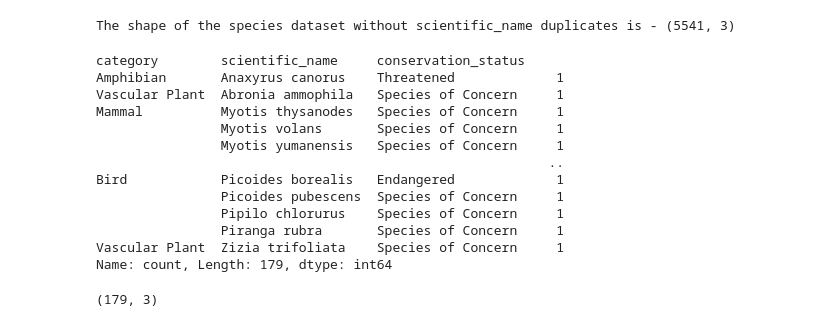
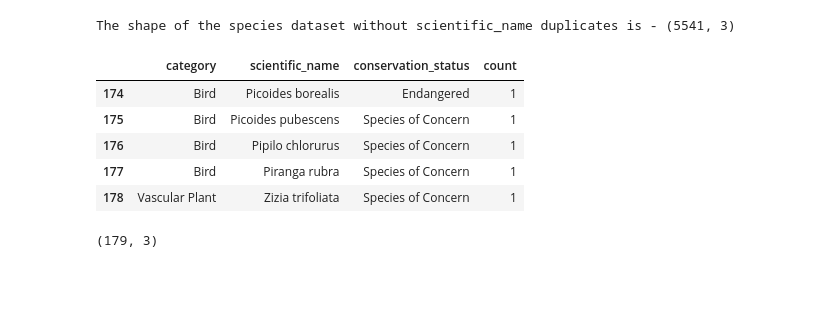
Before and after one commit to 7086600/biodiversity_project, a Jupyter notebook: biodiversity.ipynb, the cells around one changed output. Saved outputs shown, nothing was run; the diff lists cells and outputs as text; code cells hidden in the pictures; blank space fills up the shorter version.

Commit message:
applying methods: .nunique .reset_index .unique; learn difference between .value_counts and .size

```diff
--- a/biodiversity.ipynb
+++ b/biodiversity.ipynb
@@ -158,21 +185,14 @@ print(f"The shape of the species dataset without scientific_name duplicates is -
 The shape of the species dataset without scientific_name duplicates is - (5541, 3)
 # %%
 # checking
-species_drop.value_counts()
+species_drop.value_counts().reset_index(name='count').tail()
 # %% [output]
-category        scientific_name     conservation_status
-Amphibian       Anaxyrus canorus    Threatened             1
-Vascular Plant  Abronia ammophila   Species of Concern     1
-Mammal          Myotis thysanodes   Species of Concern     1
-                Myotis volans       Species of Concern     1
-                Myotis yumanensis   Species of Concern     1
-                                                          ..
-Bird            Picoides borealis   Endangered             1
-                Picoides pubescens  Species of Concern     1
-                Pipilo chlorurus    Species of Concern     1
-                Piranga rubra       Species of Concern     1
-Vascular Plant  Zizia trifoliata    Species of Concern     1
-Name: count, Length: 179, dtype: int64
+|  | category | scientific_name | conservation_status | count |
+| 174 | Bird | Picoides borealis | Endangered | 1 |
+| 175 | Bird | Picoides pubescens | Species of Concern | 1 |
+| 176 | Bird | Pipilo chlorurus | Species of Concern | 1 |
+| 177 | Bird | Piranga rubra | Species of Concern | 1 |
+| 178 | Vascular Plant | Zizia trifoliata | Species of Concern | 1 |
 # %%
 # creating the data frame with only conservation species
 conservation_species = species_drop[~species_drop['conservation_status'].isna()].sort_values('scientific_name')
```
Also changed, not shown: parts of 4 cells of this notebook.
